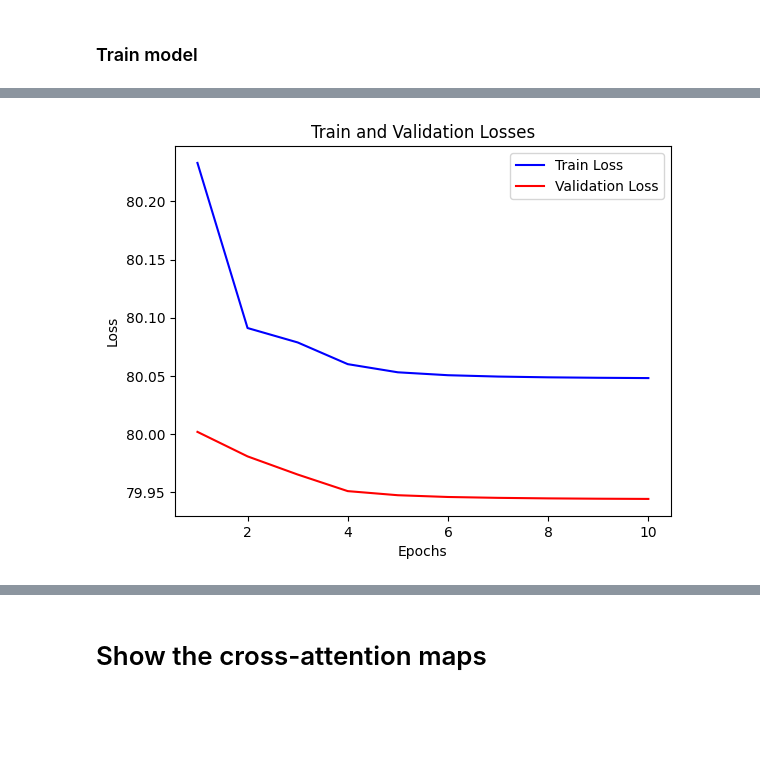
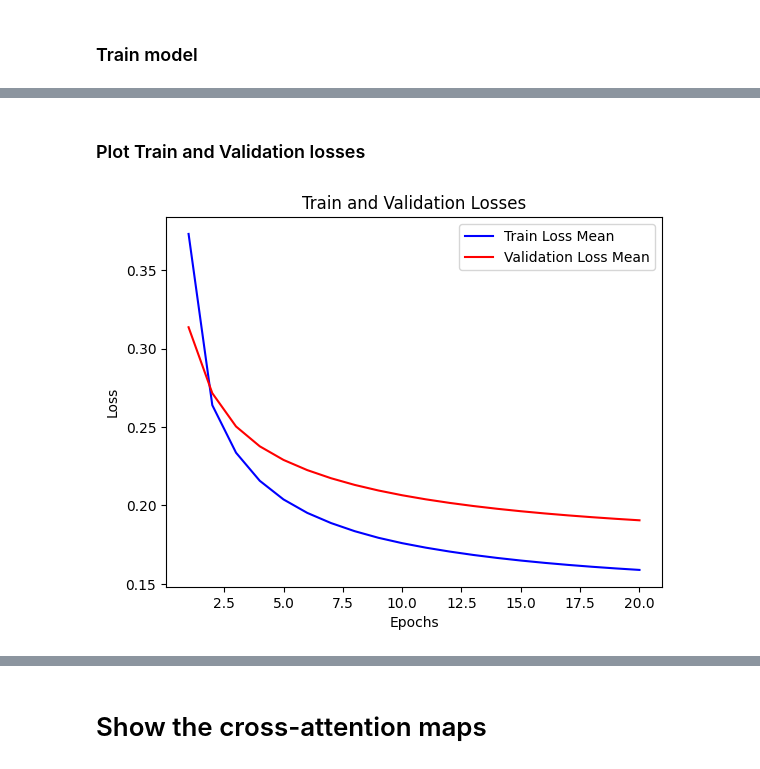
Before and after one commit to chrisoffner/dl23_course_project, a Jupyter notebook: notebooks/cross_attn_experiment_aa.ipynb, the cells around one changed output, grey strips where cells are left out. Cells and saved outputs as stored; diff of their text form; code cells hidden in the pictures; blank space fills up the shorter version.

Commit message:
other probing model, loss range, binary output diff

```diff
--- a/notebooks/cross_attn_experiment_aa.ipynb
+++ b/notebooks/cross_attn_experiment_aa.ipynb
@@ -64,16 +77,16 @@ cross_attn_maps_train, cross_attn_maps_valid, gt_segmentations_train, gt_segment
 dataset = CrossAttentionDataset(cross_attn_maps, gt_segmentations)
 
 dataset_train = CrossAttentionDataset(cross_attn_maps_train, gt_segmentations_train)
-data_loader_train = DataLoader(dataset_train, batch_size=1, shuffle=True)
+data_loader_train = DataLoader(dataset_train, batch_size=1, shuffle=False)
 
 dataset_valid = CrossAttentionDataset(cross_attn_maps_valid, gt_segmentations_valid)
-data_loader_valid = DataLoader(dataset_valid, batch_size=1, shuffle=True)
+data_loader_valid = DataLoader(dataset_valid, batch_size=1, shuffle=False)
 # %% [markdown]
 ### Train model
 # %%
 model = LinearProbe(n_timesteps=len(dataset_train.timesteps)).to(DEVICE)
 optimizer = torch.optim.Adam(model.parameters(), lr=1e-2)
-criterion = torch.nn.CrossEntropyLoss()
+criterion = torch.nn.BCELoss()
 # %%
 def evaluate_training(model,loader, criterion):
     loss_valid = []
@@ -91,12 +104,15 @@ def evaluate_training(model,loader, criterion):
             loss = criterion(output, gt)
             loss_valid.append(loss.item())
 
-    return np.mean(loss_valid)
+    return loss_valid #np.mean(loss_valid)
 # %%
 losses_train = []
 losses_valid = []
 
-for epoch in range(10):
+losses_train_all = []
+losses_valid_all = []
+
+for epoch in range(20):
     loss_epoch_train=[]
 
     with tqdm(data_loader_train, desc=f"Epoch {epoch}") as tepoch:
@@ -122,7 +138,13 @@ for epoch in range(10):
             tepoch.set_description(f"Epoch {epoch}")# Loss: {loss.item():.4f}")
 
     loss_epoch_valid = evaluate_training(model, data_loader_valid, criterion)
+
+    losses_train_all.append(loss_epoch_train)
+    losses_valid_all.append(loss_epoch_valid)
+
     loss_epoch_train = np.mean(loss_epoch_train)
+    loss_epoch_valid = np.mean(loss_epoch_valid)
+
     losses_train.append(loss_epoch_train)
     losses_valid.append(loss_epoch_valid)
 
@@ -161,14 +190,16 @@ Epoch 9
+# %% [markdown]
+### Plot Train and Validation losses
 # %%
 import matplotlib.pyplot as plt
 
 epochs = range(1, len(losses_train) + 1)
 
-plt.plot(epochs, losses_train, 'b', label='Train Loss')
-plt.plot(epochs, losses_valid, 'r', label='Validation Loss')
+plt.plot(epochs, losses_train, 'b', label='Train Loss Mean')
+plt.plot(epochs, losses_valid, 'r', label='Validation Loss Mean')
 plt.title('Train and Validation Losses')
 plt.xlabel('Epochs')
 plt.ylabel('Loss')
 plt.legend()
 plt.show()
 # %% [output]
-[figure, old version]
+[figure, new version]
```
Also changed, not shown: parts of 35 cells of this notebook, 2 other files.
